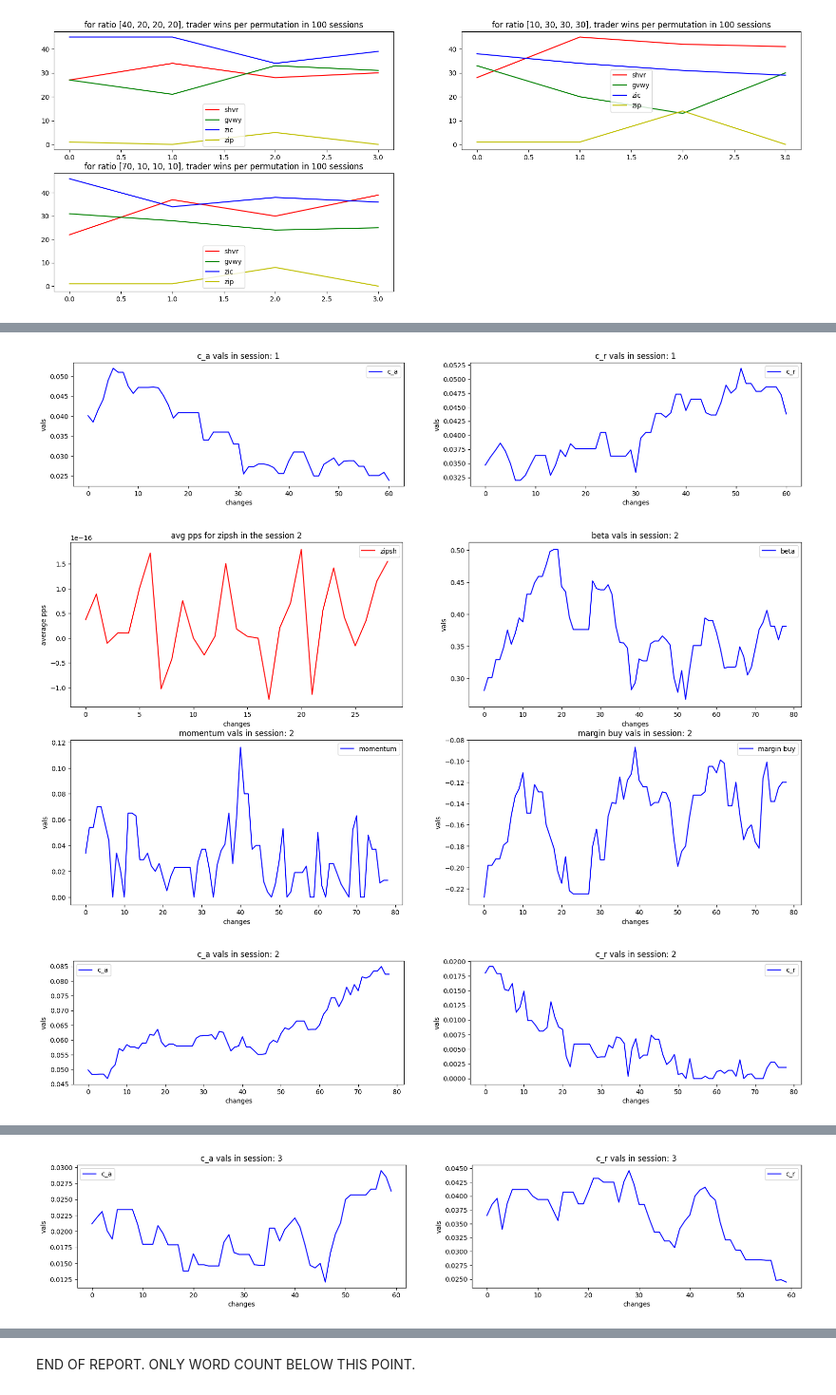
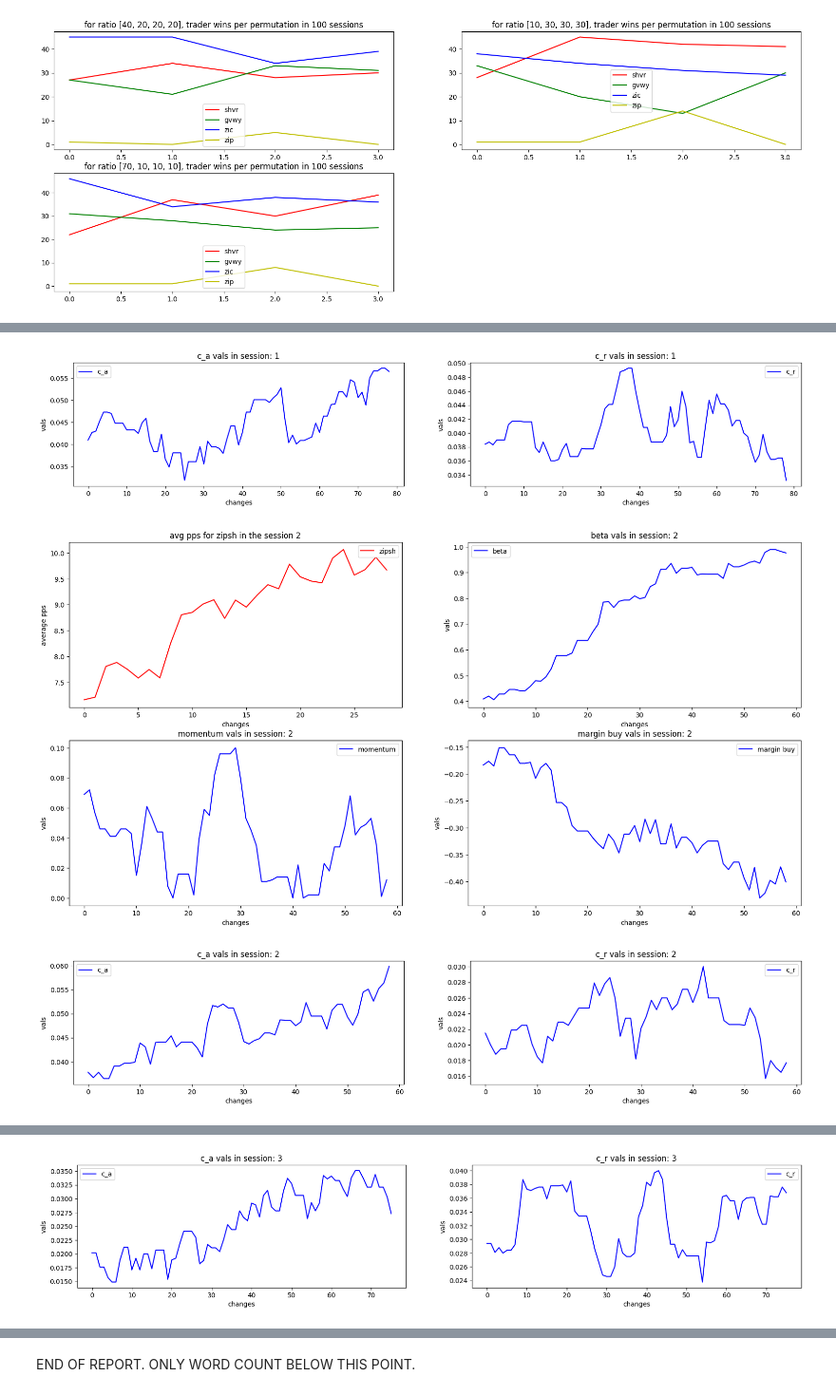
Before and after one commit to RadShiadeh/fintech-CW, a Jupyter notebook: CW-IEFT-template.ipynb, the cells around one changed output, grey strips where cells are left out. Shown at 95% size. Saved outputs shown, nothing was run; the diff lists cells and outputs as text; code cells hidden in the pictures.

```diff
--- a/CW-IEFT-template.ipynb
+++ b/CW-IEFT-template.ipynb
@@ -147,8 +147,8 @@ To replicate the experiment, a single zipsh trader is in the market with 20 othe
 n = 30
 start_time=0
 end_time=60*60*24*30
-supply=(310, 310)
-buy=(250, 490)
+supply=(50, 50)
+buy=(100, 200)
 buyer_spec = [('ZIPSH', 1, {'k': 4, 'optimizer': 'ZIPSH'}), ('ZIC', 10)]
 seller_spec = [('ZIC', 10)]
 zipsh_profit, zic_profit, total_avg_profit_perS, hyper_params = run_market_sim_D("replicate", n, supply, buy, start_time, end_time, "replicate_avg_balance.csv", "replicate_strats.csv", buyer_spec, seller_spec)
@@ -157,19 +157,3 @@ momentums = hyper_params[1]
 c_a = hyper_params[2]
 c_r = hyper_params[3]
 initial_margin = hyper_params[4]
-# %%
-#30 sessions, start=0 end= 60*60*24*30 (30 days)
-#hyper = [[b, m, ca, cr, mb]], index == day
-n = 3
-start_time=0
-end_time=60*60*24*30
-supply=(50, 75)
-buy=(125, 150)
-buyer_spec = [('ZIPSH', 1, {'k': 4, 'optimizer': 'ZIPSH'}), ('ZIC', 10)]
-seller_spec = [('ZIC', 10)]
-zipsh_profit, zic_profit, total_avg_profit_perS, hyper_params = run_market_sim_D("replicate", n, supply, buy, start_time, end_time, "replicate_avg_balance.csv", "replicate_strats.csv", buyer_spec, seller_spec)
-betas = hyper_params[0]
-momentums = hyper_params[1]
-c_a = hyper_params[2]
-c_r = hyper_params[3]
-initial_margin = hyper_params[4]
@@ -182,4 +162,4 @@ The independant runs show that the single zipsh trader is indeed making a profit
 # %%
-for i in range(len(total_avg_profit_perS)):
+for i in range(5):
     plot_params_pps(total_avg_profit_perS[i], betas[i], momentums[i], c_a[i], c_r[i], initial_margin[i], i+1)
 # %% [output]
@@ -187,3 +167,3 @@ for i in range(len(total_avg_profit_perS)):
-[figure, old version]
+[figure, new version]
-[figure, old version]
+[figure, new version]
-[figure, old version]
+[figure, new version]
@@ -191 +171 @@ for i in range(len(total_avg_profit_perS)):
-[figure, old version]
+[figure, new version]
```
Also changed, not shown: parts of 8 cells of this notebook, 3 other files.
